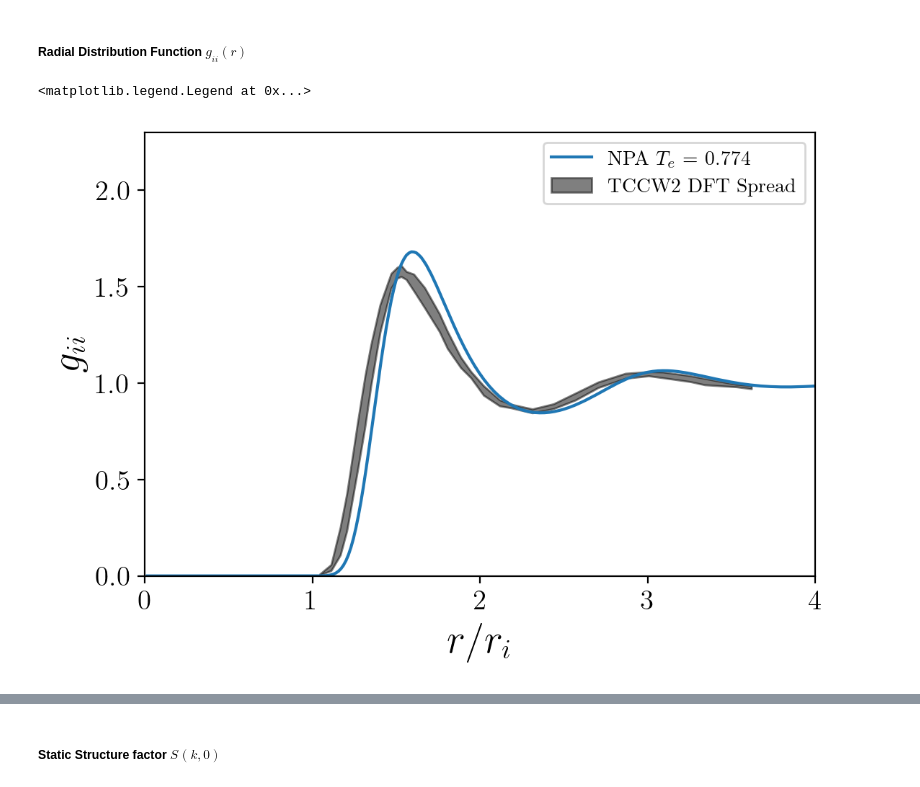
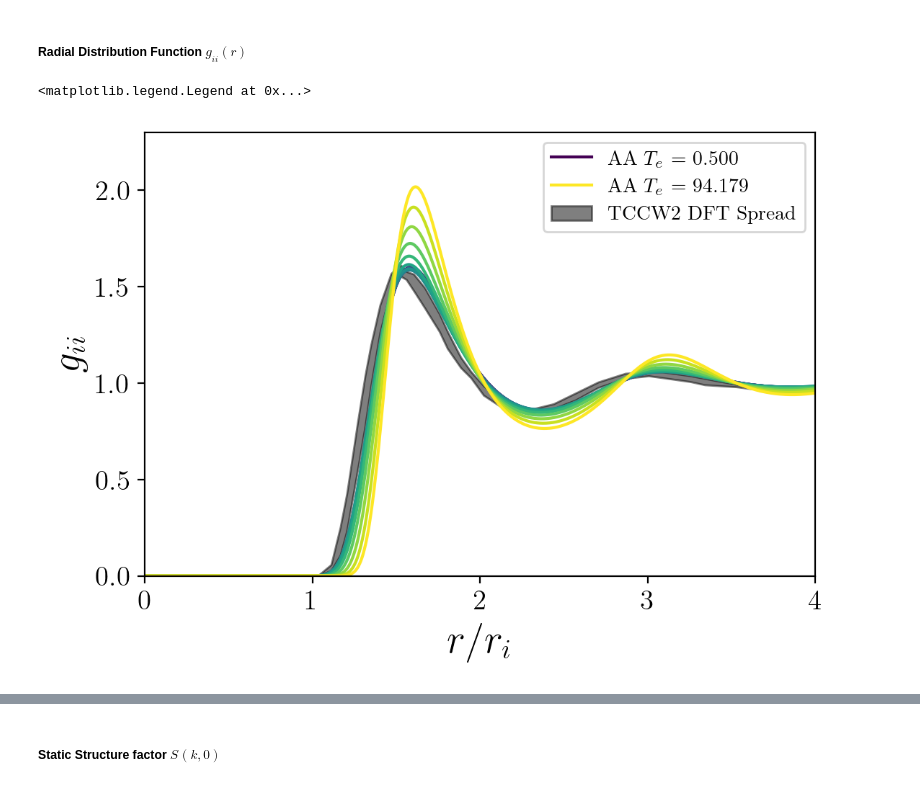
Before and after one commit to ZachAJohnson/OFAA, a Jupyter notebook: jupyter/TF_NPA-2T_vary_Te.ipynb, the cells around one changed output, grey strips where cells are left out. Drawn from its saved outputs; the diff is of its cells as text; code cells hidden in the pictures.

```diff
--- a/jupyter/TF_NPA-2T_vary_Te.ipynb
+++ b/jupyter/TF_NPA-2T_vary_Te.ipynb
@@ -120,15 +108,18 @@ array([ 3.94858022e+02,  2.04391475e+02,  1.39781598e+02, ...,
 # %%
 fig, ax = plt.subplots()
 
+last_index = 13
 
-# for i, (aa, npa) in enumerate(zip(aa_list[:], npa_list[:])):
-for i, npa in enumerate(npa_list[:17]):
-    if i==0 or i==19:
-        label=r"AA $T_e$ = {0:0.3f}".format(aa.Te*AU_to_eV)
+for i, (aa, npa) in enumerate(zip(aa_list[:last_index], npa_list[:last_index])):
+# for i, aa in enumerate(aa_list[:-2]):
+    if i==0 or i==last_index-1:
+        label_AA=r"AA $T_e$ = {0:0.3f}".format(aa.Te*AU_to_eV)
+        label_NPA=r"NPA $T_e$ = {0:0.3f}".format(npa.Te*AU_to_eV)
     else:
-        label=''
-    # ax.plot(aa.iet.r_array, 1/aa.Ti * aa.uii_r_eff_iet,'-', color=color_smooth(20)[i], label=label )
-    ax.plot(npa.iet.r_array, 1/aa.Ti * npa.uii_r_eff_iet,'-', color=color_cycle[i], label=r"NPA $T_e$ = {0:0.3f}".format(npa.Te*AU_to_eV) )
+        label_AA=''
+        label_NPA=''
+    ax.plot(aa.iet.r_array, 1/aa.Ti * aa.uii_r_eff_iet,'-', color=color_smooth(last_index)[i], label=label_AA )
+    ax.plot(npa.iet.r_array, 1/aa.Ti * npa.uii_r_eff_iet,'--', color=color_smooth(last_index)[i], label=label_NPA )
 
 ax.set_xlabel(r"$r/r_i$")
 ax.set_ylabel(r"$\beta_i u^{\rm eff}_{ii}$")
@@ -148,39 +139,41 @@ from pandas import read_csv
 from scipy.interpolate import PchipInterpolator
 
 fig, ax = plt.subplots()
+last_index = 13
 
-# for i, (aa, npa) in enumerate(zip(aa_list[:], npa_list[:])):
-for i, npa in enumerate(npa_list[:17]):
-    if i==0 or i==16:
-        label=r"AA $T_e$ = {0:0.3f}".format(aa.Te*AU_to_eV)
+for i, (aa, npa) in enumerate(zip(aa_list[:last_index], npa_list[:last_index])):
+# for i, aa in enumerate(aa_list[:-2]):
+    if i==0 or i==last_index-1:
+        label_AA=r"AA $T_e$ = {0:0.3f}".format(aa.Te*AU_to_eV)
+        # label_NPA=r"NPA $T_e$ = {0:0.3f}".format(npa.Te*AU_to_eV)
     else:
-        label=''
-    # ax.plot(aa.iet.r_array, aa.iet.h_r_matrix[0,0]+1,'--', color=color_smooth(20)[i], label=label )
-    ax.plot(npa.iet.r_array, npa.iet.h_r_matrix[0,0]+1,'-', color=color_cycle[i], label=r"NPA $T_e$ = {0:0.3f}".format(npa.Te*AU_to_eV) )
+        label_AA=''
+        # label_NPA=''
+    ax.plot(aa.iet.r_array, aa.iet.h_r_matrix[0,0]+1,'-', color=color_smooth(last_index)[i], label=label_AA )
+    # ax.plot(npa.iet.r_array, npa.iet.h_r_matrix[0,0]+1,'--', color=color_smooth(last_index)[i], label=label_NPA)
 
 # Data from community TCCW
 upper_data = read_csv("/home/zach/plasma/hnc/TCCW/Final_TCCW/Fig5c_Upper.txt", delim_whitespace=True, header=1)
 lower_data = read_csv("/home/zach/plasma/hnc/TCCW/Final_TCCW/Fig5c_Lower.txt", delim_whitespace=True, header=1)
 
 ax.fill_between(lower_data['r/ri'],lower_data['gii'], PchipInterpolator(upper_data['r/ri'], upper_data['gii'])(lower_data['r/ri']), alpha=0.5, color='k', label='TCCW2 DFT Spread')
-
 
 # make textbox
 # text = ("{0}\n".format(aa.name)+
 #     r"$r_s$ = " + "{0},    ".format(np.round(aa.rs,2)) +
 #     r"$R_{NPA}$ = " + "{0} rs \n".format(npa.R/npa.rs)  +
 #         r"$T_i$ = " + "{0:0.2f} eV\n".format(aa.Ti*AU_to_eV) + r"$\mu$ = " + "{0:0.2f} [eV]".format(aa.μ*AU_to_eV))
 
 # props = dict(boxstyle='round', facecolor='w')
 # ax.text(0.05,0.95, text, fontsize=12, transform=ax.transAxes, verticalalignment='top', bbox=props)
 
 
 ax.set_xlim(0,4)
 ax.set_ylim(0,2.3)
 
 ax.set_xlabel(r"$r/r_i$", fontsize=20)
 ax.set_ylabel(r"$g_{ii}$", fontsize=20)
 ax.legend(fontsize=10, loc='upper right')
 # %% [output]
 <matplotlib.legend.Legend at 0x...>
-[figure, old version]
+[figure, new version]
```
Also changed, not shown: parts of 10 cells of this notebook, 2 other files.
